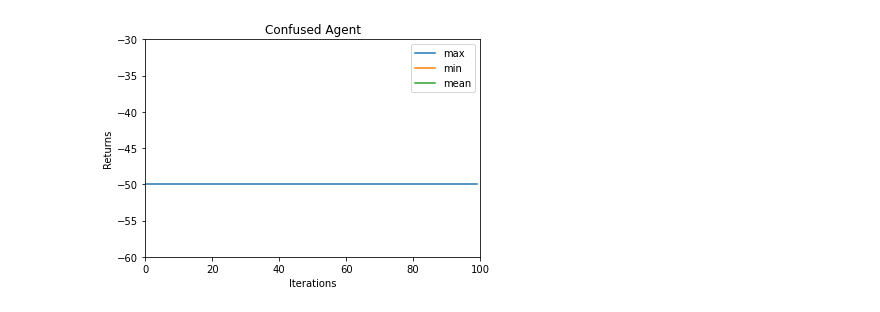
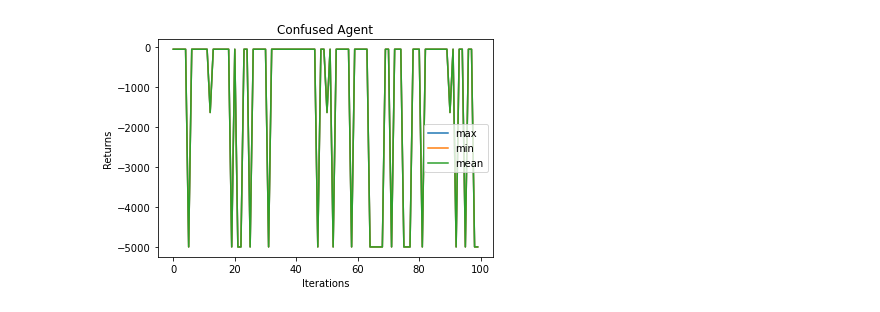
Before and after one commit to kanji95/Topics-in-Machine-Learning-CS7.502, a Jupyter notebook: Assignment1/main_question1.ipynb, the cells around one changed output. Saved outputs shown, nothing was run; the diff lists cells and outputs as text; code cells hidden in the pictures.

```diff
--- a/Assignment1/main_question1.ipynb
+++ b/Assignment1/main_question1.ipynb
@@ -263,24 +319,24 @@ for _ in range(N):
 # %%
 confused_max_return = []
 confused_min_return = []
 confused_mean_return = []
 
 for return_ in confused_returns_over_N:
     confused_max_return.append(max(return_))
     confused_min_return.append(min(return_))
     confused_mean_return.append(sum(return_)/len(return_))
 
 plt.plot(confused_max_return, label='max')
 plt.plot(confused_min_return, label='min')
 plt.plot(confused_mean_return, label='mean')
-plt.ylim(-60, -30)
-plt.xlim(0, len(confused_returns_over_N))
+# plt.ylim(-60, -30)
+# plt.xlim(0, len(confused_returns_over_N))
 
 plt.xlabel("Iterations")
 plt.ylabel("Returns")
 plt.title("Confused Agent")
 
 plt.legend()
 plt.show()
 # %% [output]
-[figure, old version]
+[figure, new version]
```
Also changed, not shown: parts of 15 cells of this notebook, 6 other files.
